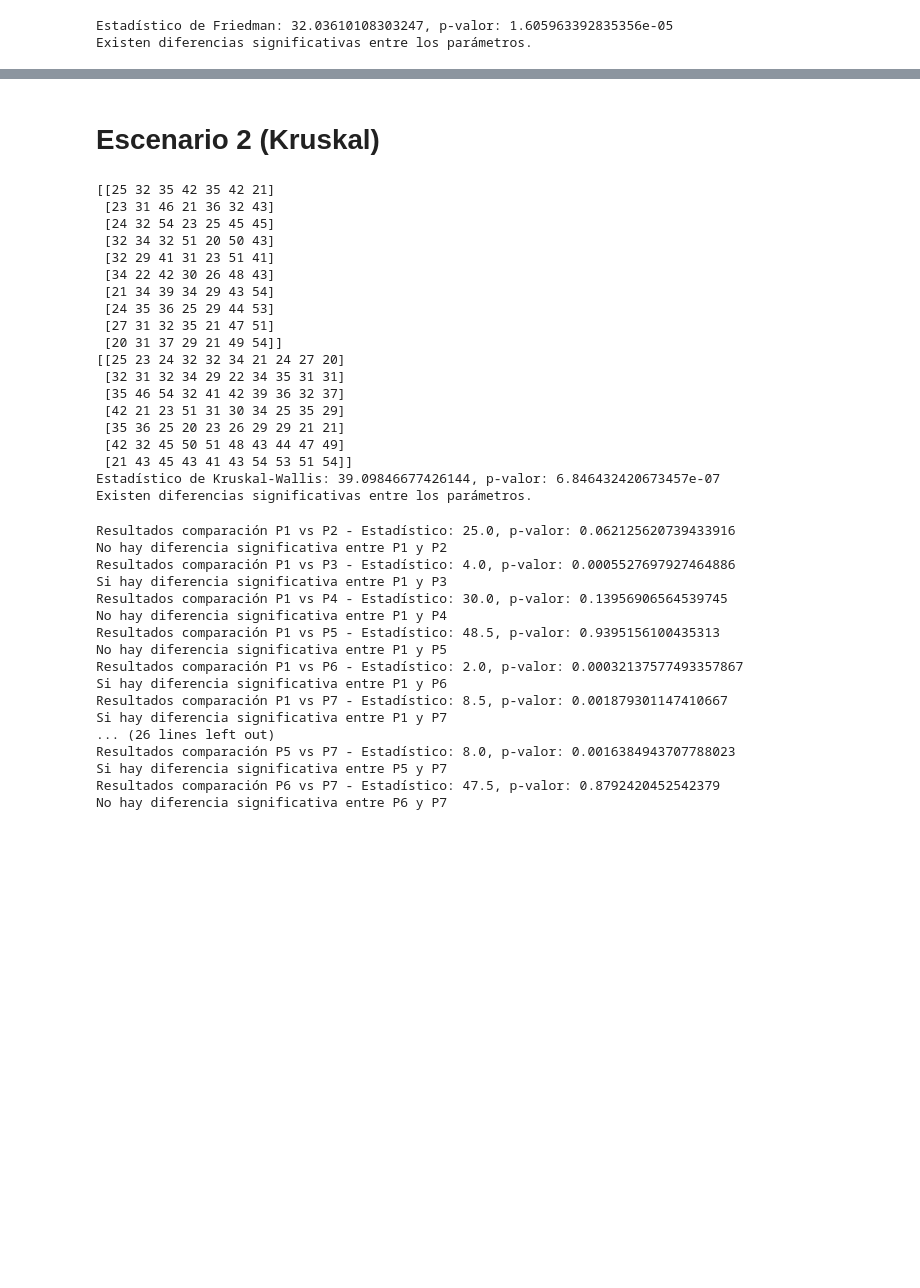
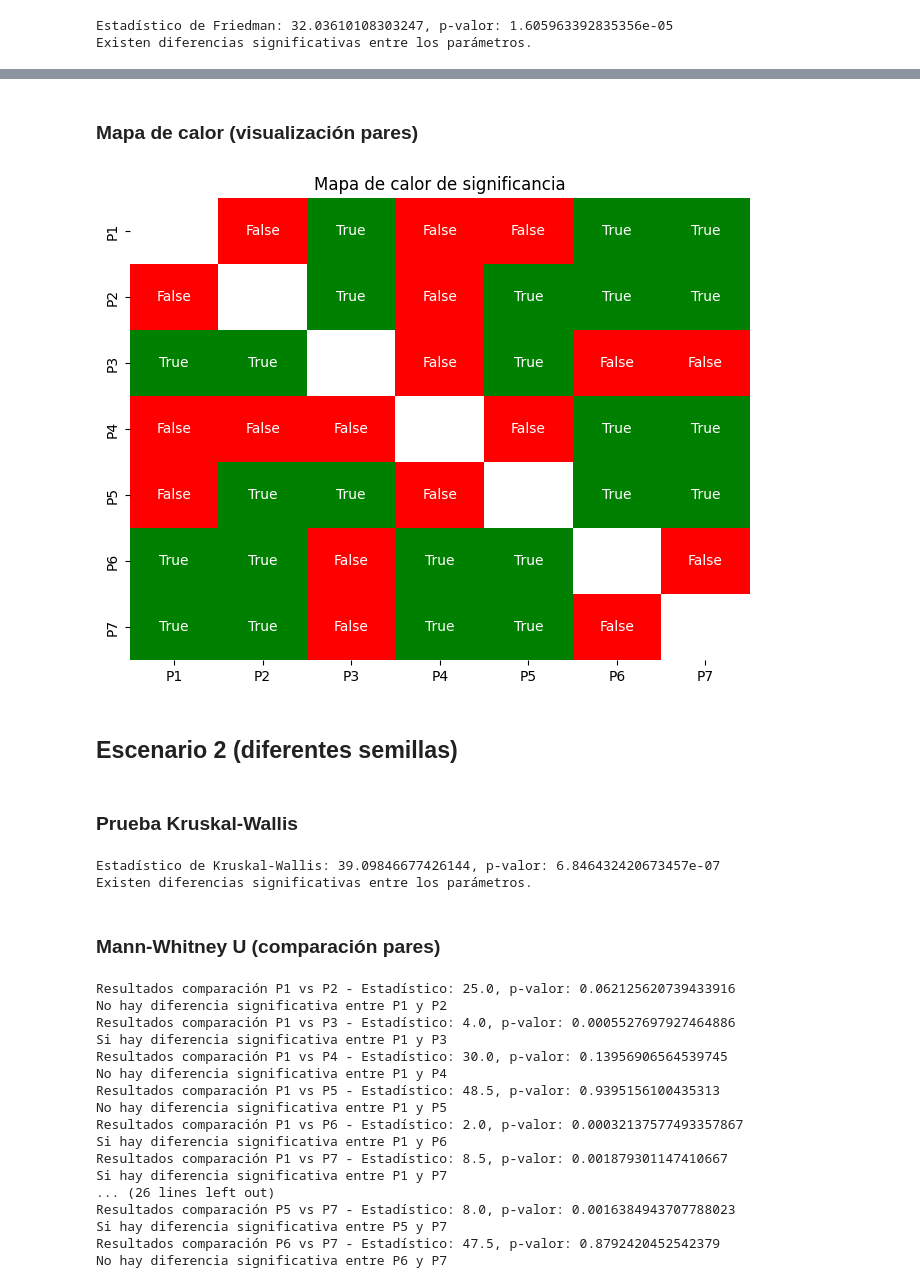
Before and after one commit to raulibaesc/final_metaheuristicos, a Jupyter notebook: trabajo.ipynb, the cells around one changed output, grey strips where cells are left out. Cells and saved outputs as stored; diff of their text form; code cells hidden in the pictures; blank space fills up the shorter version.

```diff
--- a/trabajo.ipynb
+++ b/trabajo.ipynb
@@ -209,11 +207,41 @@ P4 vs P7        7.0  0.037109    True
 P5 vs P6        1.0  0.003906    True
 P5 vs P7        2.0  0.005859    True
 P6 vs P7       21.5  0.905530   False
+# %% [markdown]
+### Mapa de calor (visualización pares)
+# %%
+#Lista de parámetros
+params = ['P1', 'P2', 'P3', 'P4', 'P5', 'P6', 'P7']
+
+#Crear un DataFrame vacío (7x7) para los p-valores
+heatmap_data = pd.DataFrame(np.nan, index=params, columns=params)
+
+#Matriz con los p-valores
+for key, value in wilcoxon_result.items():
+    # Extraer los parámetros comparados
+    left, right = key.split(" vs ")
+    p_val = value[1]
+    heatmap_data.loc[left, right] = p_val
+    heatmap_data.loc[right, left] = p_val
+
+#Matriz binaria: 1 si p < 0.05
+sig_data = heatmap_data.applymap(lambda x: 1 if pd.notnull(x) and x < 0.05 else (0 if pd.notnull(x) else np.nan))
+
+#Colormap personalizado: 0 en rojo, 1 en verde
+cmap_custom = ListedColormap(["red", "green"])
+
+plt.figure(figsize=(8, 6))
+sns.heatmap(sig_data, annot=sig_data.applymap(lambda x: "True" if x==1 else ("False" if x==0 else "")), fmt="", cmap=cmap_custom, cbar=False)
+plt.title("Mapa de calor de significancia")
+plt.show()
+# %% [output]
+[figure, added]
 # %% [markdown]
-# Escenario 2 (Kruskal)
+## Escenario 2 (diferentes semillas)
+# %% [markdown]
+### Prueba Kruskal-Wallis
 # %%
 # Prueba de Kruskal-Wallis para cada parámetro (considerando semillas aleatorias)
-results_transposed = results.T
 stat, p_value = kruskal(*results_transposed)
 print(f"Estadístico de Kruskal-Wallis: {stat}, p-valor: {p_value}")
 
@@ -223,23 +251,8 @@ if p_value < 0.05:
 else:
     print("No se encuentran diferencias significativas entre los parámetros.")
 # %% [output]
-[[25 32 35 42 35 42 21]
- [23 31 46 21 36 32 43]
- [24 32 54 23 25 45 45]
- [32 34 32 51 20 50 43]
- [32 29 41 31 23 51 41]
- [34 22 42 30 26 48 43]
- [21 34 39 34 29 43 54]
- [24 35 36 25 29 44 53]
- [27 31 32 35 21 47 51]
- [20 31 37 29 21 49 54]]
-[[25 23 24 32 32 34 21 24 27 20]
- [32 31 32 34 29 22 34 35 31 31]
- [35 46 54 32 41 42 39 36 32 37]
- [42 21 23 51 31 30 34 25 35 29]
- [35 36 25 20 23 26 29 29 21 21]
- [42 32 45 50 51 48 43 44 47 49]
- [21 43 45 43 41 43 54 53 51 54]]
 Estadístico de Kruskal-Wallis: 39.09846677426144, p-valor: 6.846432420673457e-07
 Existen diferencias significativas entre los parámetros.
+# %% [markdown]
+### Mann-Whitney U (comparación pares)
 # %%
```
Also changed, not shown: parts of 21 cells of this notebook.
